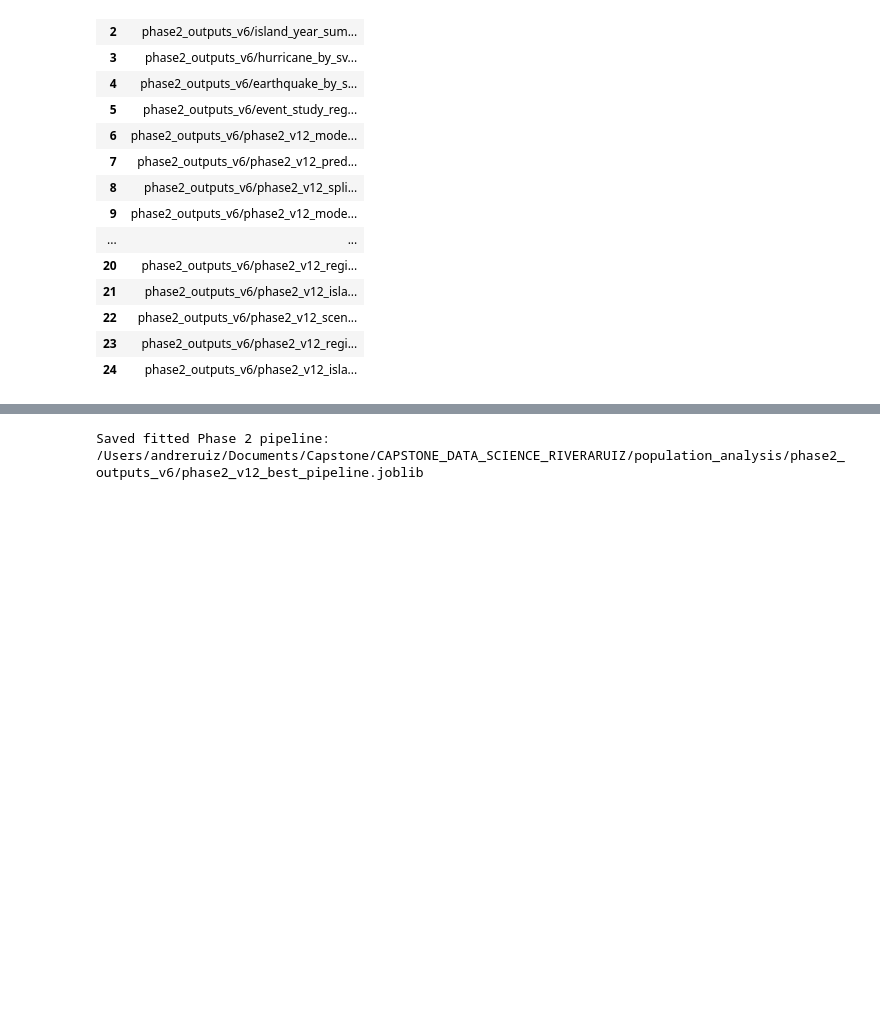
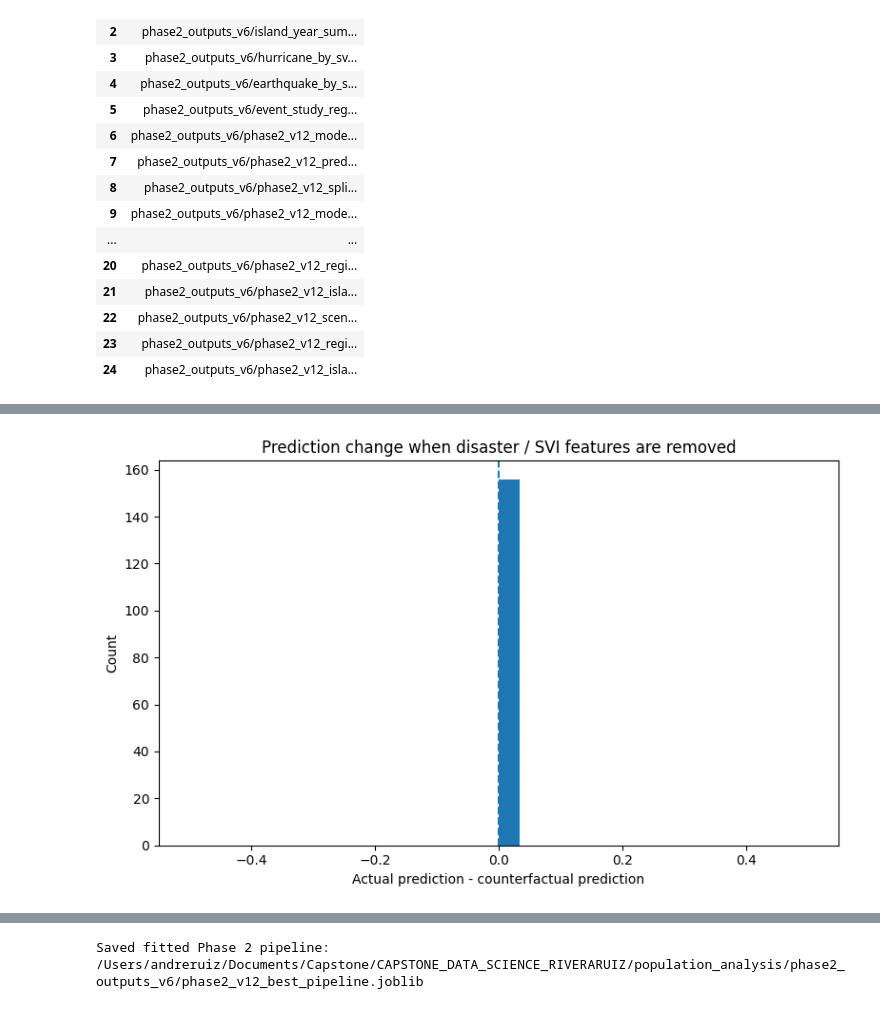
Before and after one commit to Venettov/CAPSTONE_DATA_SCIENCE_RIVERARUIZ, a Jupyter notebook: population_analysis/Phase2_Modeling_Interpretability_and_Temporal_Dynamics.ipynb, the cells around one changed output, grey strips where cells are left out. Cells and saved outputs as stored; diff of their text form; code cells hidden in the pictures; blank space fills up the shorter version.

```diff
--- a/population_analysis/Phase2_Modeling_Interpretability_and_Temporal_Dynamics.ipynb
+++ b/population_analysis/Phase2_Modeling_Interpretability_and_Temporal_Dynamics.ipynb
@@ -1589,0 +1864,13 @@ Manifest: /Users/andreruiz/Documents/Capstone/CAPSTONE_DATA_SCIENCE_RIVERARUIZ/p
+# %%
+fig, ax = plt.subplots(figsize=(8, 5))
+ax.hist(counterfactual_effect_df["delta_prediction"], bins=30)
+ax.axvline(counterfactual_effect_df["delta_prediction"].mean(), linestyle="--")
+ax.set_title("Prediction change when disaster / SVI features are removed")
+ax.set_xlabel("Actual prediction - counterfactual prediction")
+ax.set_ylabel("Count")
+
+plt.tight_layout()
+plt.savefig(OUTPUT_DIR / "phase2_v12_disaster_ablation_histogram.png", bbox_inches="tight")
+plt.show()
+# %% [output]
+[figure, added]
```
Also changed, not shown: parts of 13 cells of this notebook, 12 other files.
